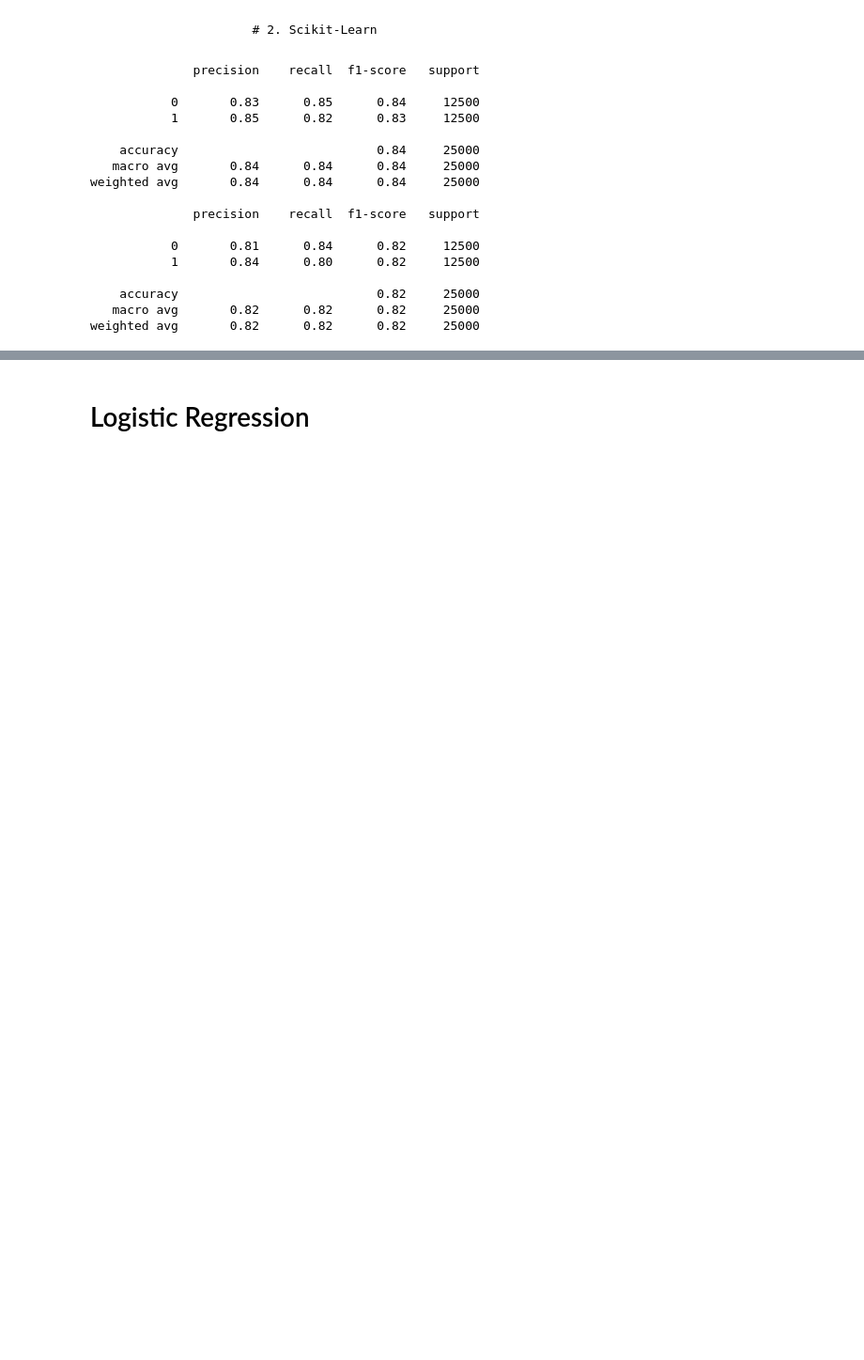
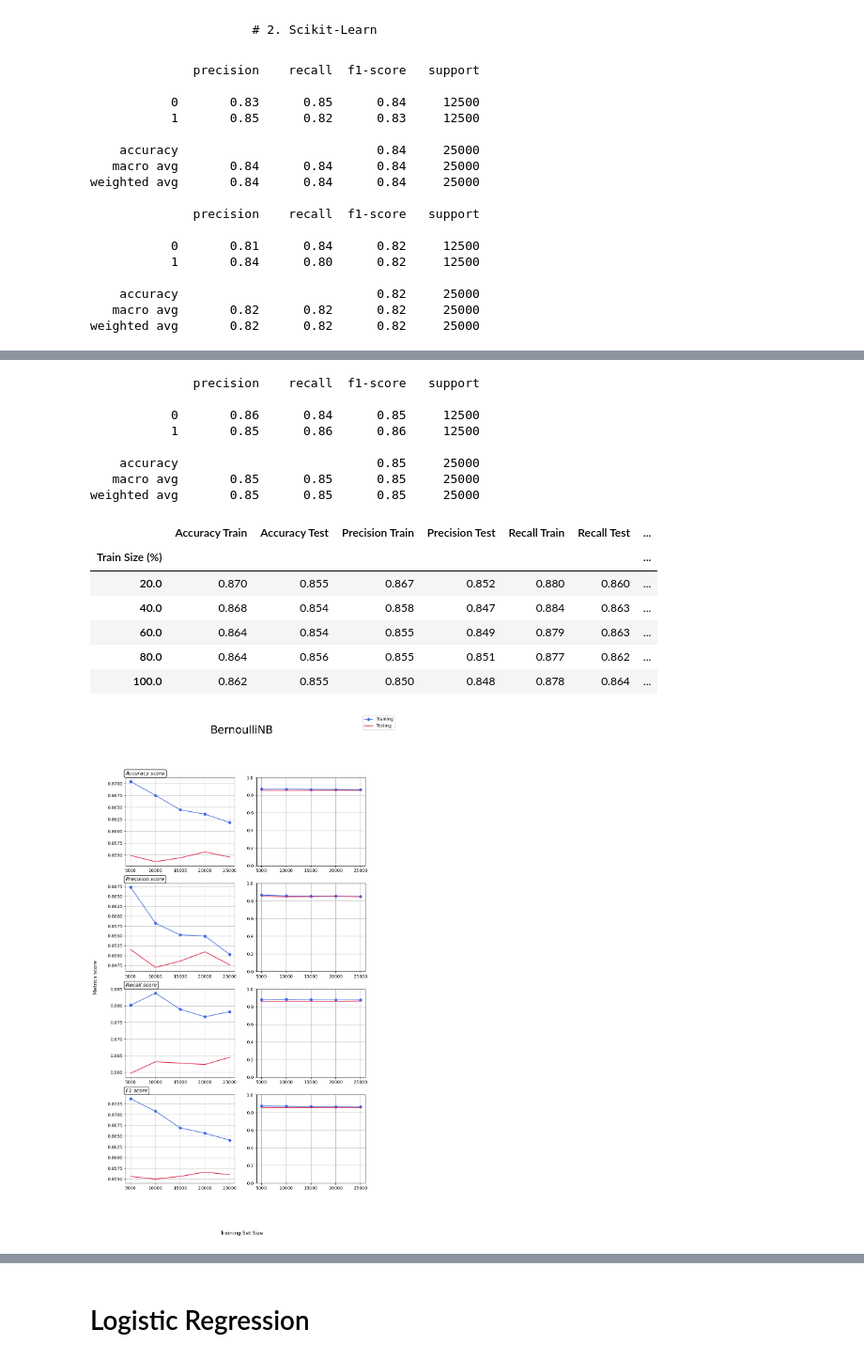
Before and after one commit to GwgwP/AI-Projects, a Jupyter notebook: secondProject/second_project.ipynb, the cells around one changed output, grey strips where cells are left out. Shown at 94% size. Drawn from its saved outputs; the diff is of its cells as text; code cells hidden in the pictures; blank space fills up the shorter version.

```diff
--- a/secondProject/second_project.ipynb
+++ b/secondProject/second_project.ipynb
@@ -268,0 +532,30 @@ weighted avg       0.82      0.82      0.82     25000
+# %%
+# Training Naive Bayes Classifier
+nb_scikit = BernoulliNB()
+nb_scikit.fit(x_train_binary, y_train)
+
+# Using Naive Bayes Classifier
+y_scikit = nb_scikit.predict(x_test_binary)
+print(classification_report(y_test, y_scikit))
+
+
+# Curves of Naive Bayes Classifier
+nb_scikit = BernoulliNB()
+report_BernoulliNB = learning_curve2(predictor=nb_scikit, x_train=x_train_binary, y_train=y_train, x_test=x_test_binary, y_test=y_test, n_splits=5)
+# %% [output]
+              precision    recall  f1-score   support
+
+           0       0.86      0.84      0.85     12500
+           1       0.85      0.86      0.86     12500
+
+    accuracy                           0.85     25000
+   macro avg       0.85      0.85      0.85     25000
+weighted avg       0.85      0.85      0.85     25000
+|  | Accuracy Train | Accuracy Test | Precision Train | Precision Test | Recall Train | Recall Test | ... |
+| Train Size (%) |  |  |  |  |  |  | ... |
+| 20.0 | 0.870 | 0.855 | 0.867 | 0.852 | 0.880 | 0.860 | ... |
+| 40.0 | 0.868 | 0.854 | 0.858 | 0.847 | 0.884 | 0.863 | ... |
+| 60.0 | 0.864 | 0.854 | 0.855 | 0.849 | 0.879 | 0.863 | ... |
+| 80.0 | 0.864 | 0.856 | 0.855 | 0.851 | 0.877 | 0.862 | ... |
+| 100.0 | 0.862 | 0.855 | 0.850 | 0.848 | 0.878 | 0.864 | ... |
+[figure, added]
```
Also changed, not shown: parts of 17 cells of this notebook.
